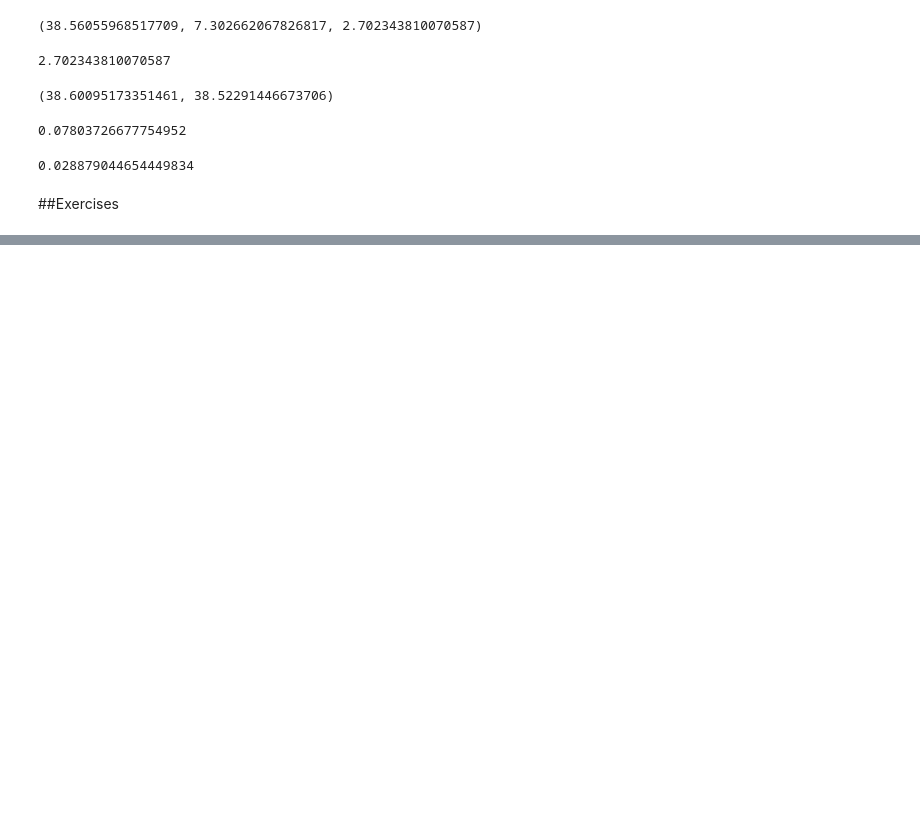
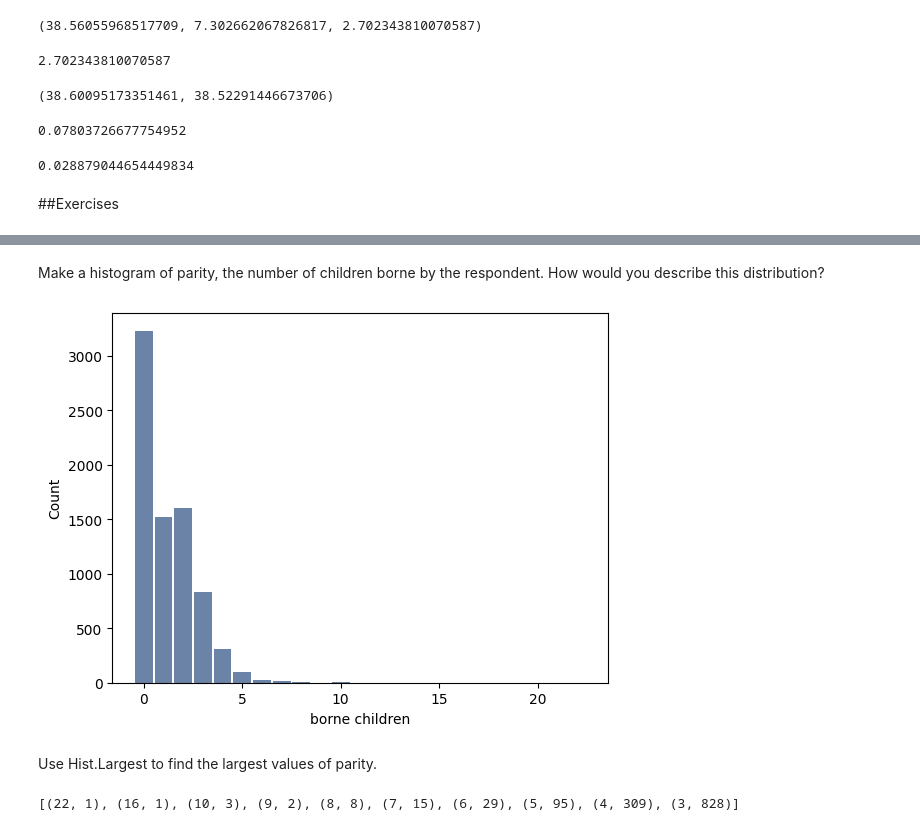
Before and after one commit to rahiakela/data-science-research-and-practice, a Jupyter notebook: think-stats/01_distributions.ipynb, the cells around one changed output, grey strips where cells are left out. Saved outputs shown, nothing was run; the diff lists cells and outputs as text; code cells hidden in the pictures; blank space fills up the shorter version.

```diff
--- a/think-stats/01_distributions.ipynb
+++ b/think-stats/01_distributions.ipynb
@@ -246,0 +279,16 @@ ces
+# %% [markdown]
+Make a histogram of parity, the number of children borne by the respondent. How would you describe this distribution?
+# %%
+hist = thinkstats2.Hist(resp.parity)
+thinkplot.Hist(hist)
+thinkplot.Config(xlabel="borne children", ylabel="Count")
+# %% [output]
+[figure, added]
+# %% [markdown]
+Use Hist.Largest to find the largest values of parity.
+# %%
+hist = thinkstats2.Hist(resp.parity)
+largest = hist.Largest()
+print(largest)
+# %% [output]
+[(22, 1), (16, 1), (10, 3), (9, 2), (8, 8), (7, 15), (6, 29), (5, 95), (4, 309), (3, 828)]
```
Also changed, not shown: parts of 8 cells of this notebook.
